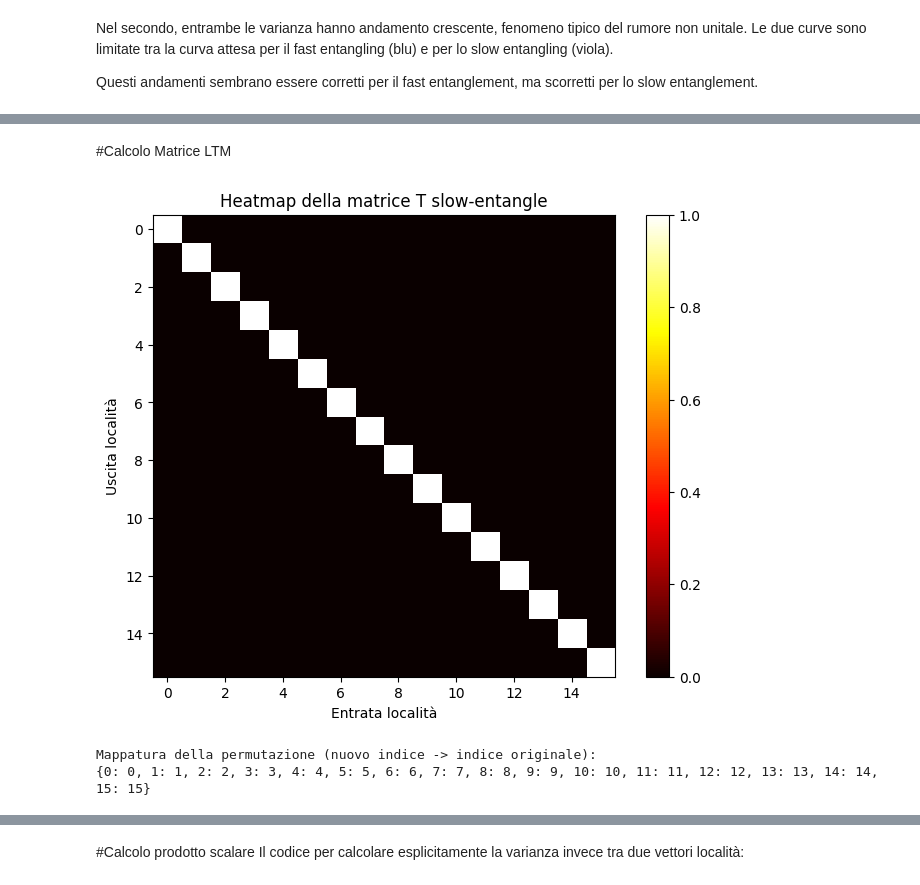
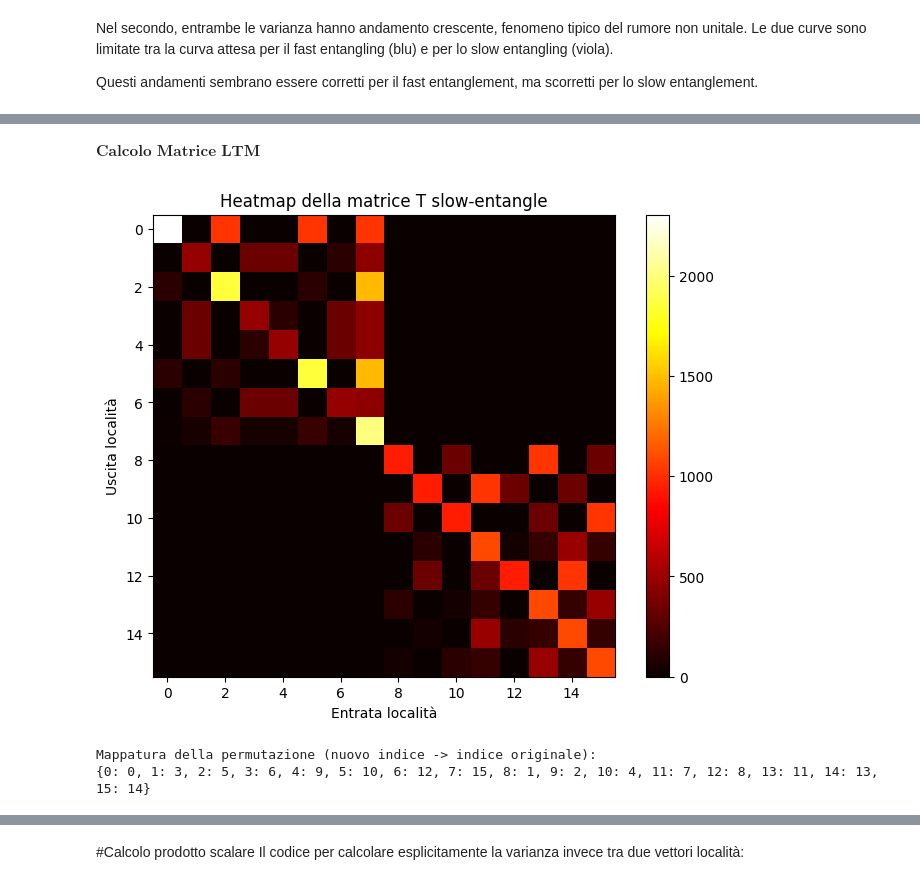
Before and after one commit to sebastianopian/QC.exam, a Jupyter notebook: 00_program.ipynb, the cells around one changed output, grey strips where cells are left out. Saved outputs shown, nothing was run; the diff lists cells and outputs as text; code cells hidden in the pictures.

```diff
--- a/00_program.ipynb
+++ b/00_program.ipynb
@@ -228,9 +231,9 @@ from scipy.sparse.csgraph import connected_components
 from functools import reduce
 
 # Parametri
-n = 4  # Numero di qubit
-shots = 500  # Numero di esecuzioni
-L_values_range = 15  # Numero massimo di blocchi di operazioni
+n=4
+shots = 50  # Numero di esecuzioni
+L_values_range = 10  # Numero massimo di blocchi di operazioni
 p = 0.1  # Probabilità di applicare lo stato GHZ
 h = 1  # Coefficiente nell'Hamiltoniano
 
@@ -245,7 +248,7 @@ def rho_noise(p, rho):
     rho_ghz[-1, -1] = 0.5
     rho_ghz[0, -1] = 0.5
     rho_ghz[-1, 0] = 0.5
-    return p * rho + (1 - p) * rho_ghz
+    return (1-p)* rho + (p) * rho_ghz
 
 # Funzione per costruire il circuito e applicare il rumore
 def circuit_with_noise(n, p, L):
@@ -348,9 +351,11 @@ plt.plot(L_range, var_values1, marker='o', linestyle='-', color='g')
 plt.xlabel('L (Numero di blocchi di operazioni)')
 plt.ylabel('Varianza della Loss')
 plt.title('Varianza della Loss in funzione di L')
-plt.axhline(y=0.0533, color='r', linestyle='--', label="V_inf")
+plt.axhline(y=5.33*(p**2), color='b', linestyle='--', label="V_inf")
+plt.axhline(y=0.04*(p**2) + (p/(2-p))*5.29, color='g', linestyle='--', label="V_inf")
 plt.grid(True)
 plt.show()
+
 
 p_values = np.linspace(0.05, 0.5, 20)
 
@@ -379,15 +384,15 @@ var_values1 = list(L_variances1.values())
 L_values1 = list(L_means1.values())
 var_values1 = np.array(var_values1, dtype=float)
 
-y = 5.3*p_values**2
-z= 0.04*p_values**2 + (p_values/(2-p_values))*5.29
+y = 5.3*(1-p_values)**2
+z= 5.29 * (1-p_values)**2
 
 # Plot della varianza in funzione di p
 plt.figure(figsize=(10, 5))
 plt.plot(p_values, var_values, marker='o', linestyle='-', color='b')
 plt.plot(p_values, var_values1, marker='o', linestyle='-', color='g')
 plt.plot(p_values, y, marker='', linestyle='--', color='b')
-plt.plot(p_values, z, marker='', linestyle='--', color='purple')
+plt.plot(p_values, z, marker='', linestyle='--', color='g')
 plt.xlabel('p')
 plt.ylabel('Varianza della Loss')
 plt.title(f'Varianza della Loss in funzione di p (L={L_values_range})')
@@ -471,5 +446,5 @@ NameError: name 'Image' is not defined
 # %% [markdown]
-#Calcolo Matrice LTM
+$\textbf{Calcolo Matrice LTM}$
 # %%
 from inspect import trace
 import numpy as np
@@ -541,6 +516,9 @@ for _ in range(3):  # Aggiunge 3 porte X per un totale di 4
 # Per ciascun gruppo j (per tensori B) e per ciascun gruppo k (per tensori P)
 # si somma (con normalizzazione) il contributo: (trace(H† B H P))^2.
 
+
+H=W.to_matrix()
+
 T = np.zeros((J, J), dtype=complex)
 
 
@@ -569,33 +547,33 @@ for j_idx, tup_j in enumerate(unique_tuples):
 
 # 5. Diagonalizzazione a blocchi fortemente connessi tramite permutazioni
 # Costruiamo una "matrice di connettività": consideriamo un arco tra i nodi i e j se |T[i,j]| > tol
 tol = 1e-16
 connectivity = (np.abs(T) > tol).astype(int)
 
 # Trova i componenti connessi (trattando la matrice come grafo non diretto)
 n_components, comp_labels = connected_components(connectivity, directed=False, connection='weak')
 
 # La permutazione che raggruppa per componente è data da:
 permutation = np.argsort(comp_labels)
 # Riordiniamo T per ottenere una forma bloc-diagonale
 T_perm = T[permutation, :][:, permutation]
 
 # Salviamo la mappatura della permutazione: (nuovo indice -> indice originale)
 perm_mapping = {new_idx: old_idx for new_idx, old_idx in enumerate(permutation)}
 
 # 6. Plot della matrice T permutata come heatmap (si plottano i valori reali)
 plt.figure(figsize=(8, 6))
 plt.imshow(np.real(T_perm), cmap='hot', interpolation='nearest')
 plt.colorbar()
 plt.xlabel("Entrata località")
 plt.ylabel("Uscita località")
 plt.title("Heatmap della matrice T slow-entangle")
 plt.show()
 
 # Salva (o stampa) la mappatura della permutazione
 print("Mappatura della permutazione (nuovo indice -> indice originale):")
 print(perm_mapping)
 # %% [output]
-[figure, old version]
+[figure, new version]
 Mappatura della permutazione (nuovo indice -> indice originale):
-{0: 0, 1: 1, 2: 2, 3: 3, 4: 4, 5: 5, 6: 6, 7: 7, 8: 8, 9: 9, 10: 10, 11: 11, 12: 12, 13: 13, 14: 14, 15: 15}
+{0: 0, 1: 3, 2: 5, 3: 6, 4: 9, 5: 10, 6: 12, 7: 15, 8: 1, 9: 2, 10: 4, 11: 7, 12: 8, 13: 11, 14: 13, 15: 14}
```
Also changed, not shown: parts of 13 cells of this notebook.
